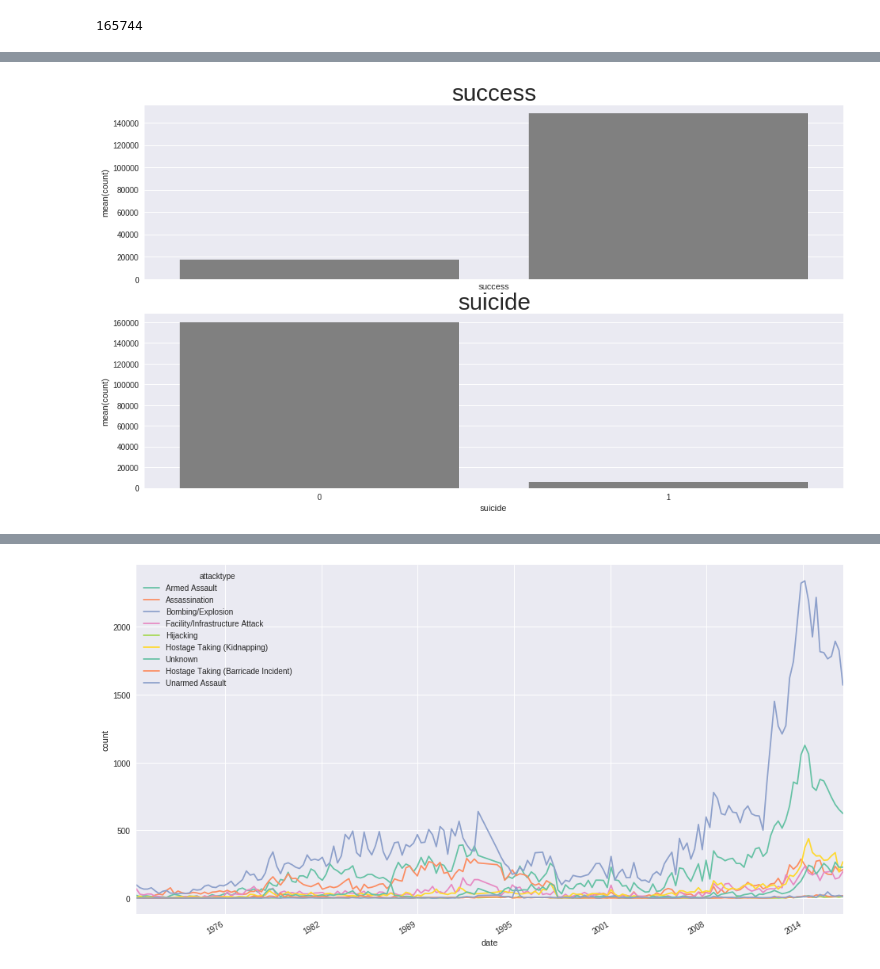
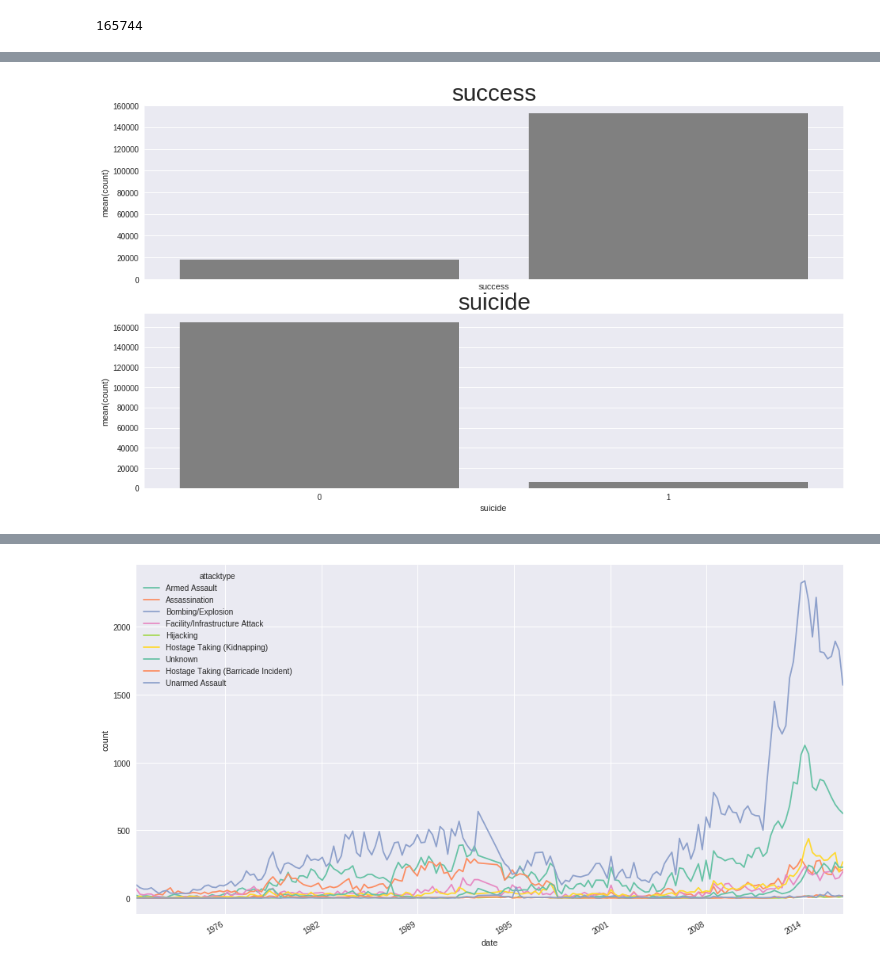
Before and after one commit to ZedYeung/track_terrorism, a Jupyter notebook: EDA.ipynb, the cells around one changed output, grey strips where cells are left out. Drawn from its saved outputs; the diff is of its cells as text; code cells hidden in the pictures.

```diff
--- a/EDA.ipynb
+++ b/EDA.ipynb
@@ -9,7 +9,7 @@ import datetime
 # %%
 %matplotlib inline
 # %%
-df = pd.read_csv("globalterrorismdb_0617dist.csv", encoding='ISO-8859-1')
+df = pd.read_csv("./data/globalterrorismdb_0617dist.csv", encoding='ISO-8859-1')
 # %%
 df.columns.values
 # %% [output]
@@ -117,19 +127,19 @@ dfs_map
 # %%
 fig, (ax1, ax2) = plt.subplots(2, figsize=(16, 9),  sharex=True)
 n = 0
 for i in ["success", "suicide"]:
     n += 1
     ax =  locals().get('ax' + str(n))
     ax.set_title(i, fontsize= 30)
-    frequency_table = freq_table(dfs_map, i)
+    frequency_table = freq_table(dfs, i)
 #     if "Unknown" in frequency_table.index:
 #         frequency_table = frequency_table.drop("Unknown") .iloc[:20]
 #     else:
 #         frequency_table = frequency_table.iloc[:20]
 
     sns.barplot(y="count", x=frequency_table.index, data=frequency_table, color="grey", ax=ax)
 # %% [output]
-[figure, old version]
+[figure, new version]
 # %%
 # fig, (ax1, ax2, ax3) = plt.subplots(figsize=(16, 9), nrows=3)
 for i in ["country", "city", "group"]:
```
Also changed, not shown: parts of 9 cells of this notebook, 1 other file.
